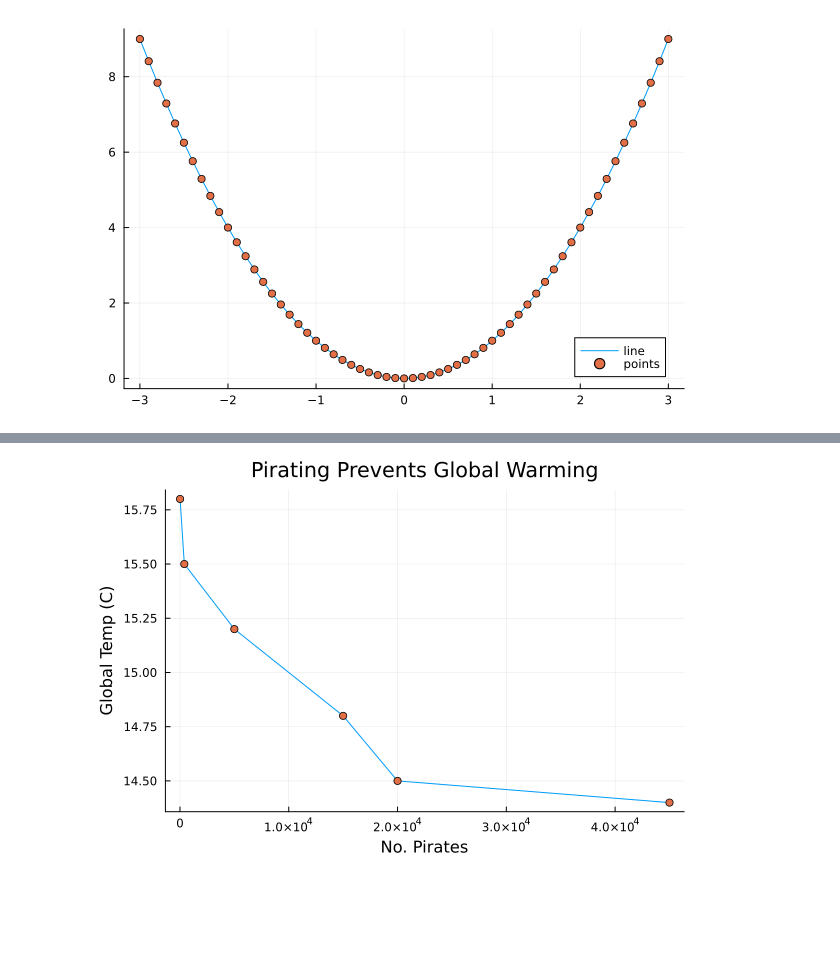
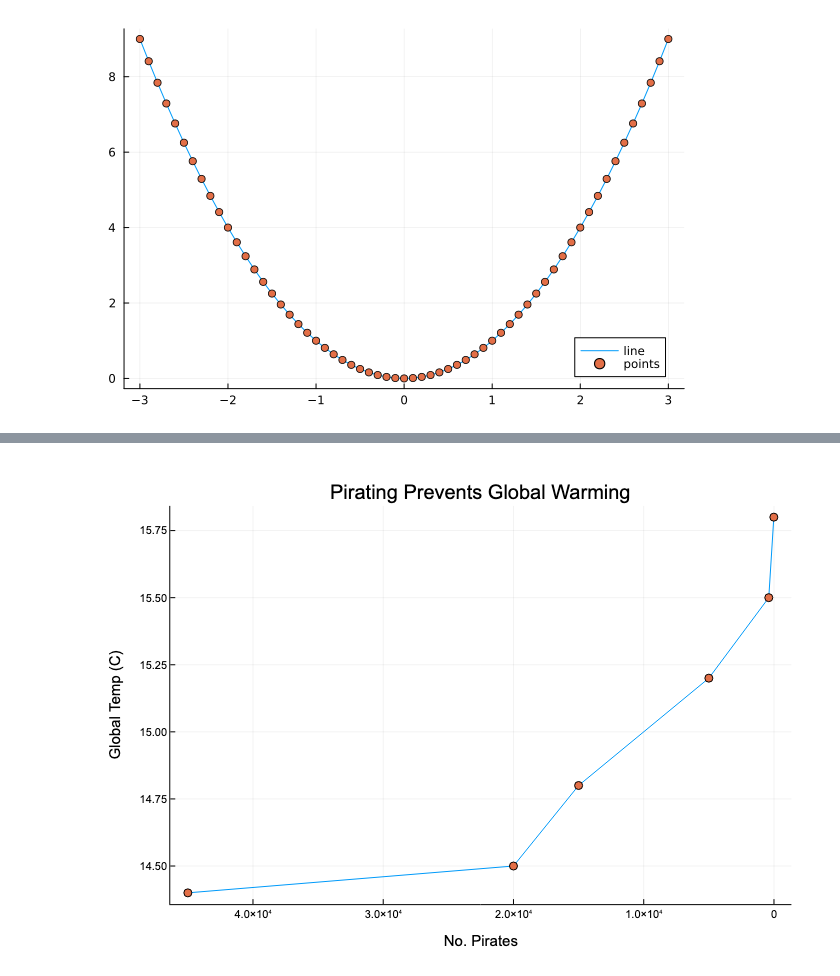
Before and after one commit to damiansp/julia, a Jupyter notebook: julia_academy/intro/05_packages_plotting.jl.ipynb, the cells around one changed output, grey strips where cells are left out. Cells and saved outputs as stored; diff of their text form; code cells hidden in the pictures; blank space fills up the shorter version.

```diff
--- a/julia_academy/intro/05_packages_plotting.jl.ipynb
+++ b/julia_academy/intro/05_packages_plotting.jl.ipynb
@@ -103,14 +85,14 @@ scatter!(x, y, label="points")
 # %%
 globaltemp = [14.4, 14.5, 14.8, 15.2, 15.5, 15.8]
 npirates = [45000, 20000, 15000, 5000, 400, 12]
 plot(npirates, globaltemp, legend=false)
 scatter!(npirates, globaltemp, legend=false)
-#xflip!()
+xflip!()
 xlabel!("No. Pirates")
 ylabel!("Global Temp (C)")
 title!("Pirating Prevents Global Warming")
 # %% [output]
-[figure, old version]
+[figure, new version]
 # %%
 p1 = plot(x, x)
 p2 = plot(x, x.^2)
```
Also changed, not shown: parts of 5 cells of this notebook.
